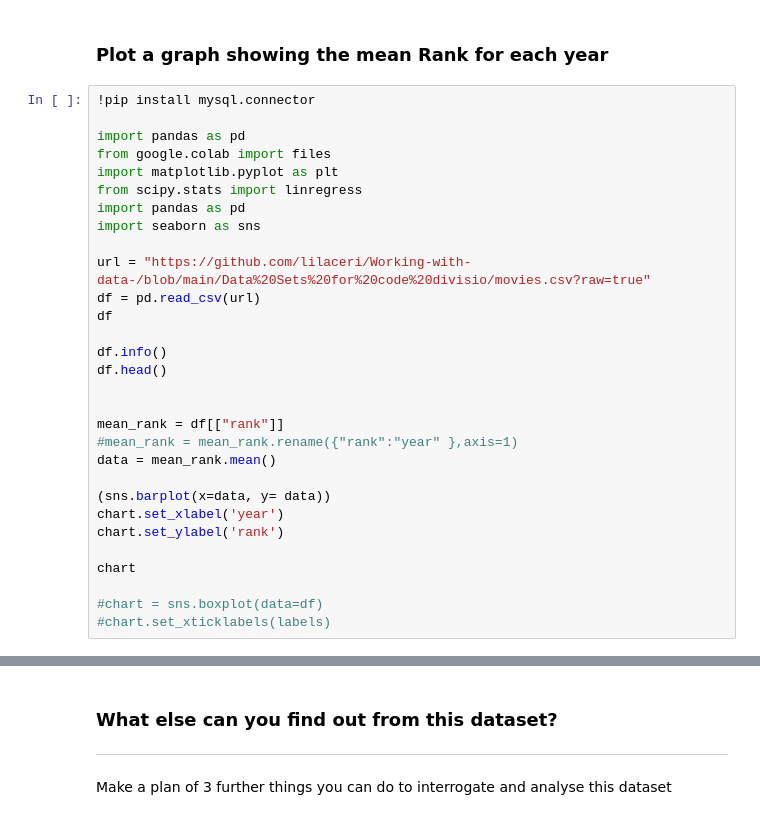
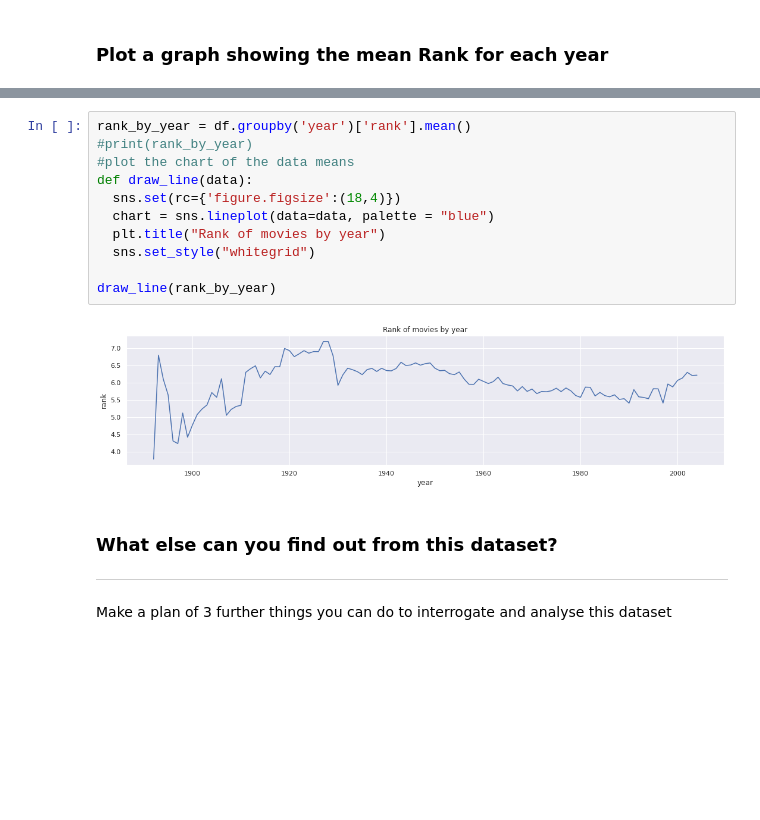
Before and after one commit to RautenM/PythonFundamentals, a Jupyter notebook: Project*/-10_2_Movies_Project.ipynb, the cells around one changed output, grey strips where cells are left out. Saved outputs shown, nothing was run; the diff lists cells and outputs as text; blank space fills up the shorter version.

```diff
--- a/Project*/-10_2_Movies_Project.ipynb
+++ b/Project*/-10_2_Movies_Project.ipynb
@@ -193,32 +160,2 @@ TypeError: ignored
 # %% [markdown]
 ### Plot a graph showing the mean Rank for each year
-# %%
-!pip install mysql.connector
-
-import pandas as pd
-from google.colab import files
-import matplotlib.pyplot as plt
-from scipy.stats import linregress
-import pandas as pd
-import seaborn as sns
-
-url = "https://github.com/lilaceri/Working-with-data-/blob/main/Data%20Sets%20for%20code%20divisio/movies.csv?raw=true"
-df = pd.read_csv(url)
-df
-
-df.info()
-df.head()
-
-
-mean_rank = df[["rank"]]
-#mean_rank = mean_rank.rename({"rank":"year" },axis=1)
-data = mean_rank.mean()
-
-(sns.barplot(x=data, y= data))
-chart.set_xlabel('year')
-chart.set_ylabel('rank')
-
-chart
-
-#chart = sns.boxplot(data=df)
-#chart.set_xticklabels(labels)
@@ -243,3 +162,16 @@ NameError: ignored
+# %%
+rank_by_year = df.groupby('year')['rank'].mean()
+#print(rank_by_year)
+#plot the chart of the data means
+def draw_line(data):
+  sns.set(rc={'figure.figsize':(18,4)})
+  chart = sns.lineplot(data=data, palette = "blue")
+  plt.title("Rank of movies by year")
+  sns.set_style("whitegrid")
+
+draw_line(rank_by_year)
+# %% [output]
+[figure, added]
 # %% [markdown]
 ### What else can you find out from this dataset?
 ---
```
Also changed, not shown: parts of 8 cells of this notebook.
